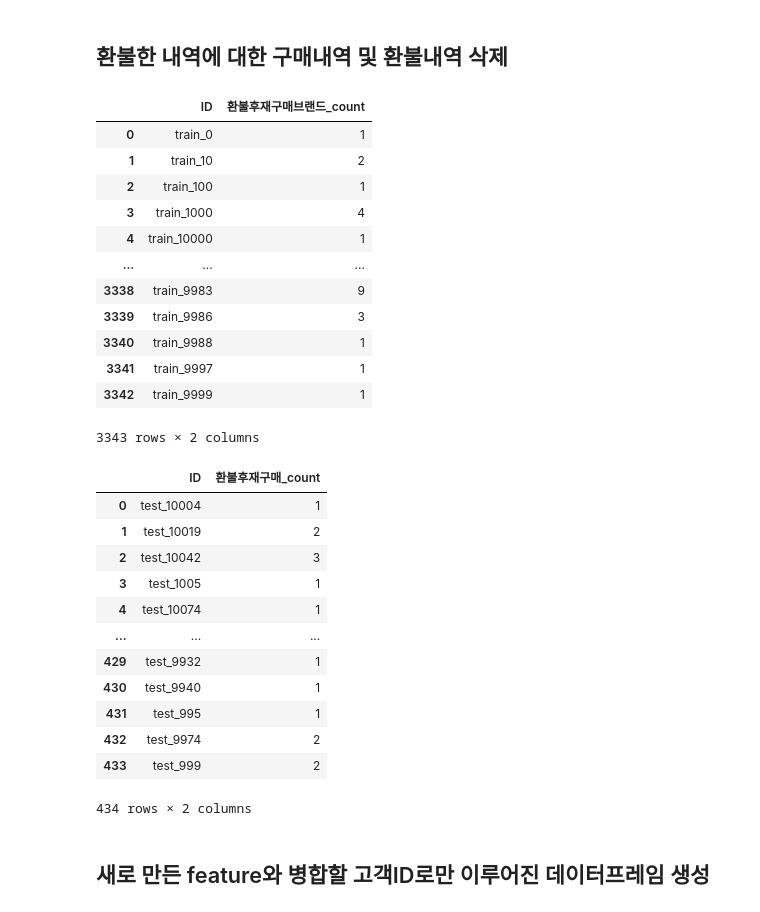
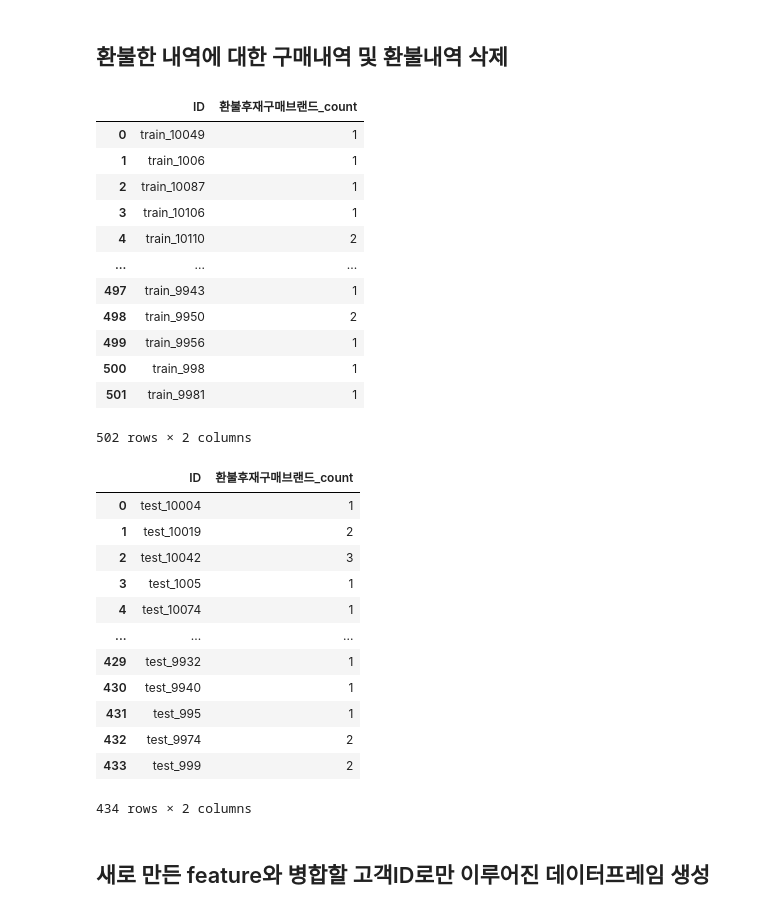
Before and after one commit to koeyhi/ms_3rd_finalproject, a Jupyter notebook: 권지혁/특성추출_베이스라인코드.ipynb, the cells around one changed output. Saved outputs shown, nothing was run; the diff lists cells and outputs as text; code cells hidden in the pictures.

Commit message:
Update repurchase feature

```diff
--- a/권지혁/특성추출_베이스라인코드.ipynb
+++ b/권지혁/특성추출_베이스라인코드.ipynb
@@ -184,39 +184,39 @@ refund_test = test_tr[test_tr["구매가격"] < 0].reset_index()
 # %%
 # 환불 금액의 절대값과 동일한 구매 내역 찾기
 refund_pairs_train = pd.merge(
     refund_train,
     train_tr[train_tr["구매가격"] > 0].reset_index(),
     on=["ID", "지점코드", "대분류", "중분류", "브랜드코드"],
     suffixes=("_refund", "_purchase")
 )
 
 # 환불 금액이 일치하는 경우만 선택
-# refund_pairs_train = refund_pairs_train[
-#     refund_pairs_train["구매가격_refund"].abs() == refund_pairs_train["구매가격_purchase"]
-# ].copy()
+refund_pairs_train = refund_pairs_train[
+    refund_pairs_train["구매가격_refund"].abs() == refund_pairs_train["구매가격_purchase"]
+].copy()
 
 # 환불 날짜 이후에 환불 금액과 일치하는 구매건
 refund_pairs_train = refund_pairs_train[
     refund_pairs_train["구매날짜_purchase"] > refund_pairs_train["구매날짜_refund"]
 ]
 
-repurchase_count = refund_pairs_train.groupby("ID").size().reset_index(name='환불후재구매브랜드_count')
+repurchase_count_train = refund_pairs_train.groupby("ID").size().reset_index(name='환불후재구매브랜드_count')
 
-repurchase_count
+repurchase_count_train
 # %% [output]
 |  | ID | 환불후재구매브랜드_count |
-| 0 | train_0 | 1 |
-| 1 | train_10 | 2 |
-| 2 | train_100 | 1 |
-| 3 | train_1000 | 4 |
-| 4 | train_10000 | 1 |
+| 0 | train_10049 | 1 |
+| 1 | train_1006 | 1 |
+| 2 | train_10087 | 1 |
+| 3 | train_10106 | 1 |
+| 4 | train_10110 | 2 |
 | ... | ... | ... |
-| 3338 | train_9983 | 9 |
-| 3339 | train_9986 | 3 |
-| 3340 | train_9988 | 1 |
-| 3341 | train_9997 | 1 |
-| 3342 | train_9999 | 1 |
+| 497 | train_9943 | 1 |
+| 498 | train_9950 | 2 |
+| 499 | train_9956 | 1 |
+| 500 | train_998 | 1 |
+| 501 | train_9981 | 1 |
-3343 rows × 2 columns
+502 rows × 2 columns
 # %%
 # 테스트 데이터
 refund_pairs_test = pd.merge(
@@ -234,11 +234,11 @@ refund_pairs_test = refund_pairs_test[
     refund_pairs_test["구매날짜_purchase"] > refund_pairs_test["구매날짜_refund"]
 ]
 
-repurchase_count_test = refund_pairs_test.groupby("ID").size().reset_index(name='환불후재구매_count')
+repurchase_count_test = refund_pairs_test.groupby("ID").size().reset_index(name='환불후재구매브랜드_count')
 
 repurchase_count_test
 # %% [output]
-|  | ID | 환불후재구매_count |
+|  | ID | 환불후재구매브랜드_count |
 | 0 | test_10004 | 1 |
 | 1 | test_10019 | 2 |
 | 2 | test_10042 | 3 |
```
Also changed, not shown: parts of 28 cells of this notebook.
